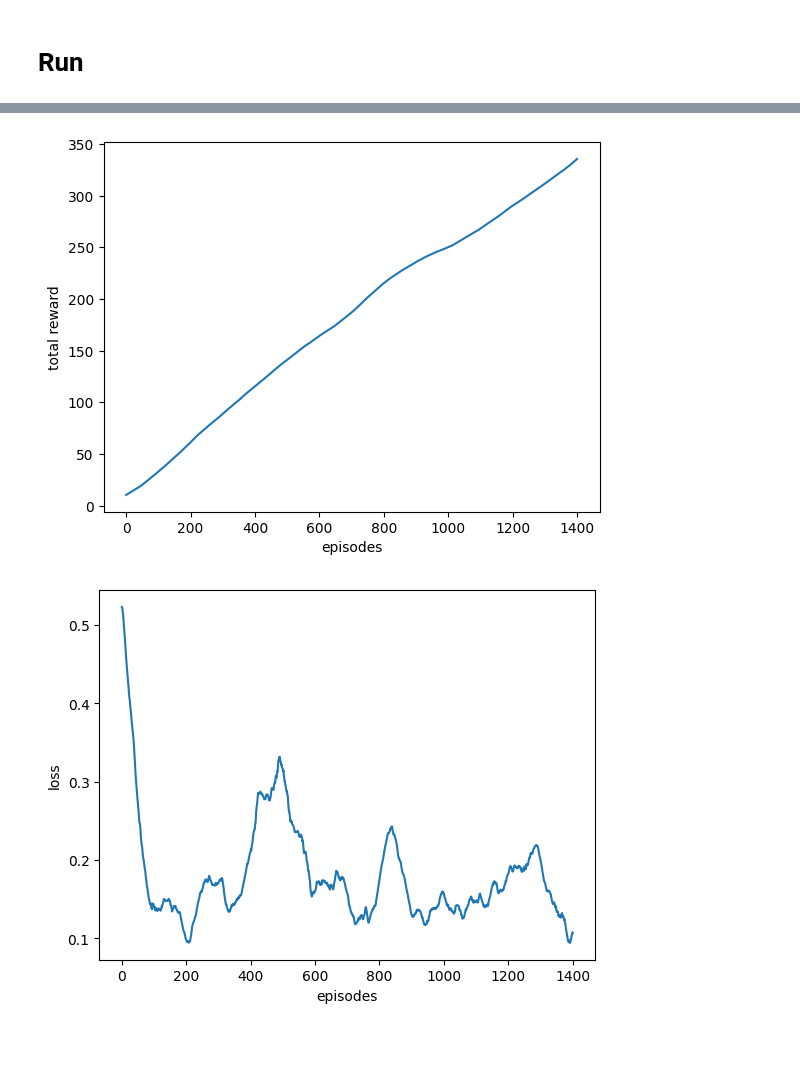
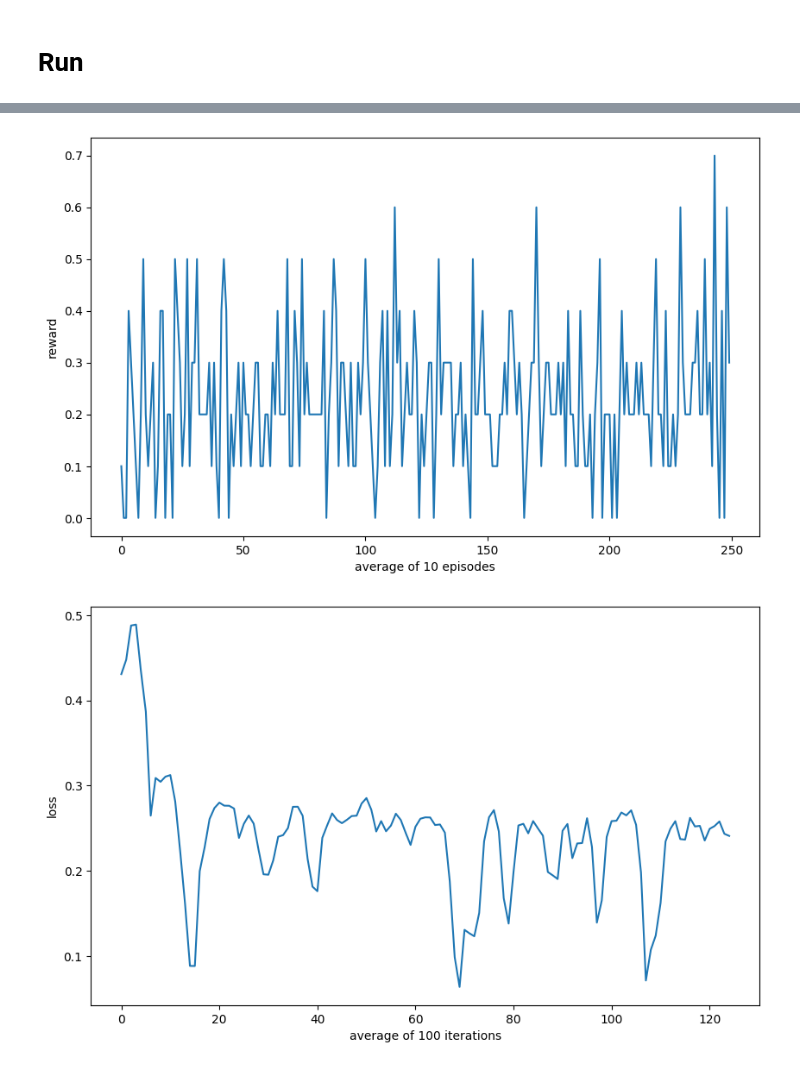
Before and after one commit to oyjuffer/DRL-A1, a Jupyter notebook: main.ipynb, the cells around one changed output, grey strips where cells are left out. Drawn from its saved outputs; the diff is of its cells as text; code cells hidden in the pictures; blank space fills up the shorter version.

```diff
--- a/main.ipynb
+++ b/main.ipynb
@@ -92,7 +85,7 @@ class CatchEnv():
 ## Experience Replay Buffer
 # %%
 class ReplayBuffer():
-    def __init__(self, max_size = 1e2):
+    def __init__(self, max_size = 1e3):
         self.buffer = []
         self.max_size = max_size
         self.overFlow = 0
@@ -159,13 +152,13 @@ class Agent():
         self.gamma = 0.9
 
     # select an action based on epsilon greedy method
-    def action(self, state):
+    def action(self, state, evaluate):
 
         # decay epsilon
-        if self.epsilon > self.epsilon_end:
+        if self.epsilon > self.epsilon_end and not evaluate:
             self.epsilon -= self.epsilon_decay
 
-        if np.random.rand() <= self.epsilon:
+        if np.random.rand() <= self.epsilon and not evaluate:
             return random.randint(0, 2)
         else:
             return np.argmax(self.train_net.predict(state))
@@ -185,7 +178,7 @@ class Agent():
         with tf.GradientTape() as tape:
             all_train_q = self.train_net(states) # all train Q, which is of (4, 3)
             train_q = tf.reduce_sum(all_train_q * mask) # same format as target (4,)
-            loss = tf.reduce_mean(loss_fn(train_q, target_q))
+            loss = tf.reduce_mean(loss_fn(target_q, train_q))
 
         grads = tape.gradient(loss, self.train_net.trainable_variables)
         optimizer.apply_gradients(zip(grads, self.train_net.trainable_variables))
@@ -250,5 +247,5 @@ def run_environment():
 # %% [markdown]
 # Run
 # %%
-reward, loss = run_environment()
+rewards, loss = run_environment()
 # %% [output]
@@ -272,24 +269,21 @@ total reward: 199
-# %%
-window = 100
-average_reward = []
-for i in range(len(reward) - window + 1):
-    average_reward.append(np.mean(reward[i:i+window]))
-
-
-plt.plot(average_reward)
-plt.xlabel("episodes")
-plt.ylabel("total reward")
-plt.show()
-
-window = 100
-average_loss = []
-for i in range(len(loss) - window + 1):
-    average_loss.append(np.mean(loss[i:i+window]))
-
-plt.plot(average_loss)
-plt.xlabel("episodes")
-plt.ylabel("loss")
-plt.show()
-# %% [output]
-[figure, removed]
-[figure, removed]
+# %%
+# average reward across 10 episodes
+reward_reshaped = rewards.reshape(int(rewards.size/10), 10)
+average_reward = np.mean(reward_reshaped, axis=1)
+plt.figure(figsize=(10,6))
+plt.plot(average_reward)
+plt.xlabel("average of 10 episodes")
+plt.ylabel("reward")
+plt.show()
+
+# average loss across 100 iterations
+loss_episode_reshaped = loss.reshape(int(loss.size/100), 100)
+average_loss = np.mean(loss_episode_reshaped, axis=1)
+plt.figure(figsize=(10,6))
+plt.plot(average_loss)
+plt.xlabel("average of 100 iterations")
+plt.ylabel("loss")
+plt.show()
+# %% [output]
+[figure, added]
+[figure, added]
```
Also changed, not shown: parts of 3 cells of this notebook.
